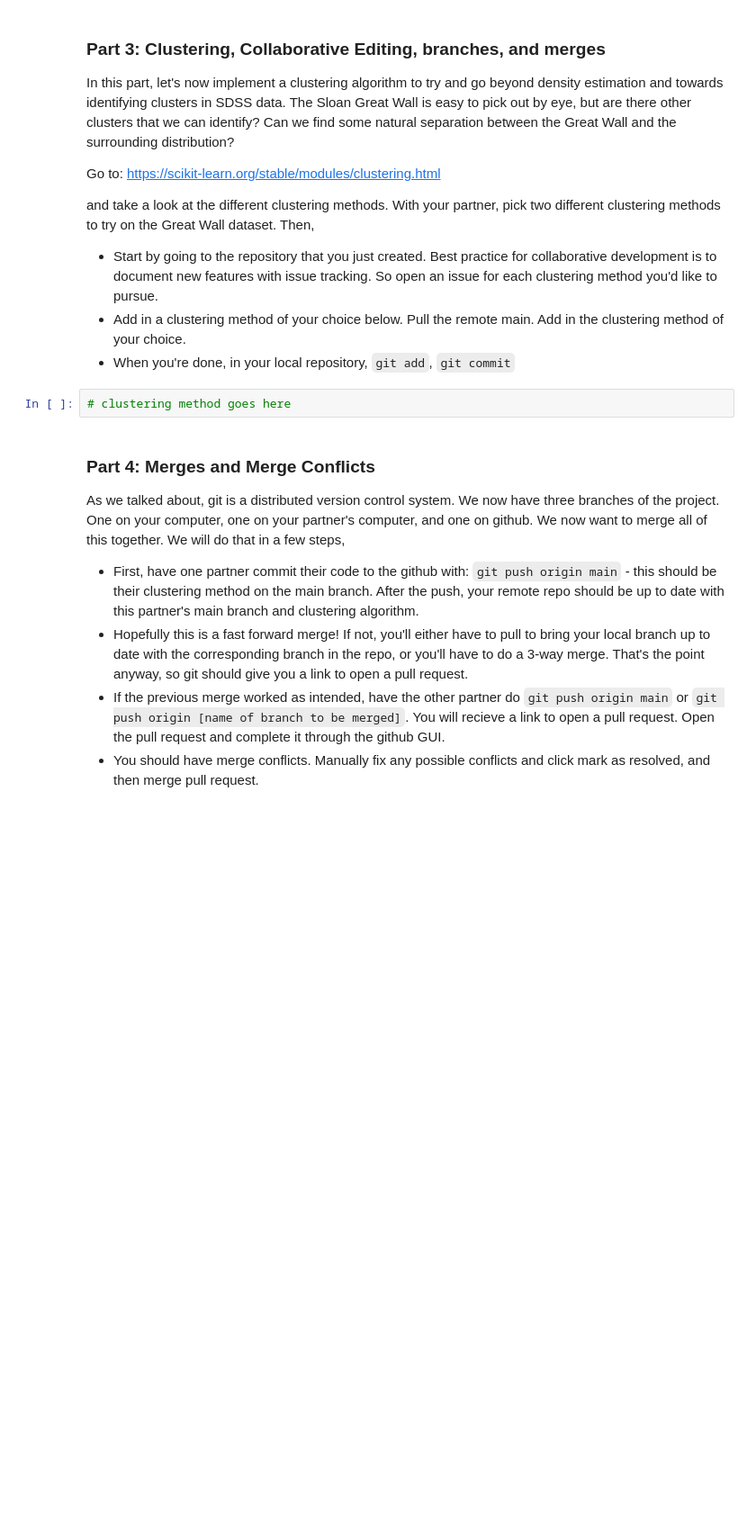
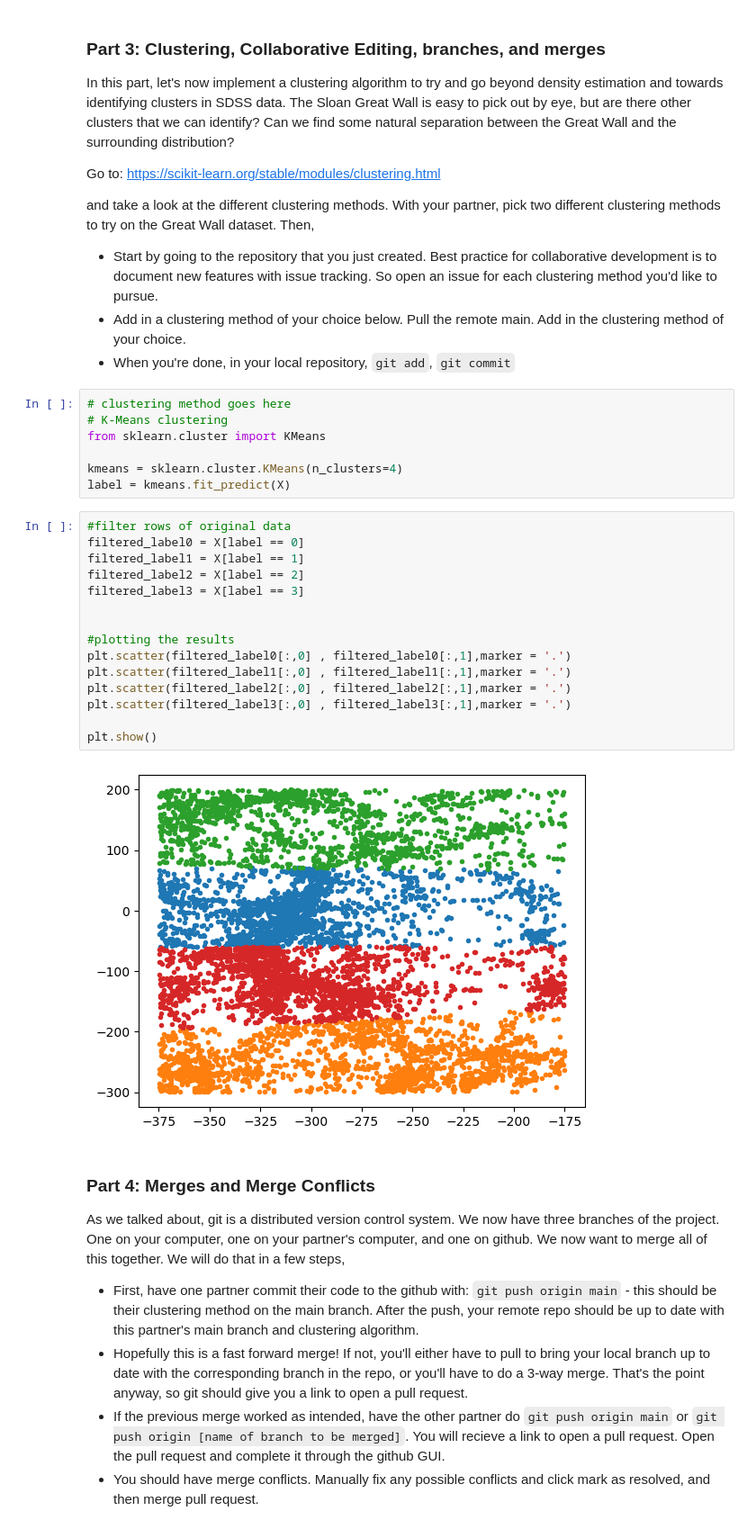
Before and after one commit to AmandaWasserman/DSFP-practice, a Jupyter notebook: DSFP_intro_2_git.ipynb, the cells around one changed output. Shown: that part at 90% size. Saved outputs shown, nothing was run; the diff lists cells and outputs as text; blank space fills up the shorter version.

Commit message:
kmeans clustering

```diff
--- a/DSFP_intro_2_git.ipynb
+++ b/DSFP_intro_2_git.ipynb
@@ -99,6 +99,28 @@ and take a look at the different clustering methods. With your partner, pick two
 * When you're done, in your local repository, `git add`, `git commit`
 # %%
 # clustering method goes here
+# K-Means clustering
+from sklearn.cluster import KMeans
+
+kmeans = sklearn.cluster.KMeans(n_clusters=4)
+label = kmeans.fit_predict(X)
+# %%
+#filter rows of original data
+filtered_label0 = X[label == 0]
+filtered_label1 = X[label == 1]
+filtered_label2 = X[label == 2]
+filtered_label3 = X[label == 3]
+
+
+#plotting the results
+plt.scatter(filtered_label0[:,0] , filtered_label0[:,1],marker = '.')
+plt.scatter(filtered_label1[:,0] , filtered_label1[:,1],marker = '.')
+plt.scatter(filtered_label2[:,0] , filtered_label2[:,1],marker = '.')
+plt.scatter(filtered_label3[:,0] , filtered_label3[:,1],marker = '.')
+
+plt.show()
+# %% [output]
+[figure, added]
 # %% [markdown]
 ### Part 4: Merges and Merge Conflicts
 
```
